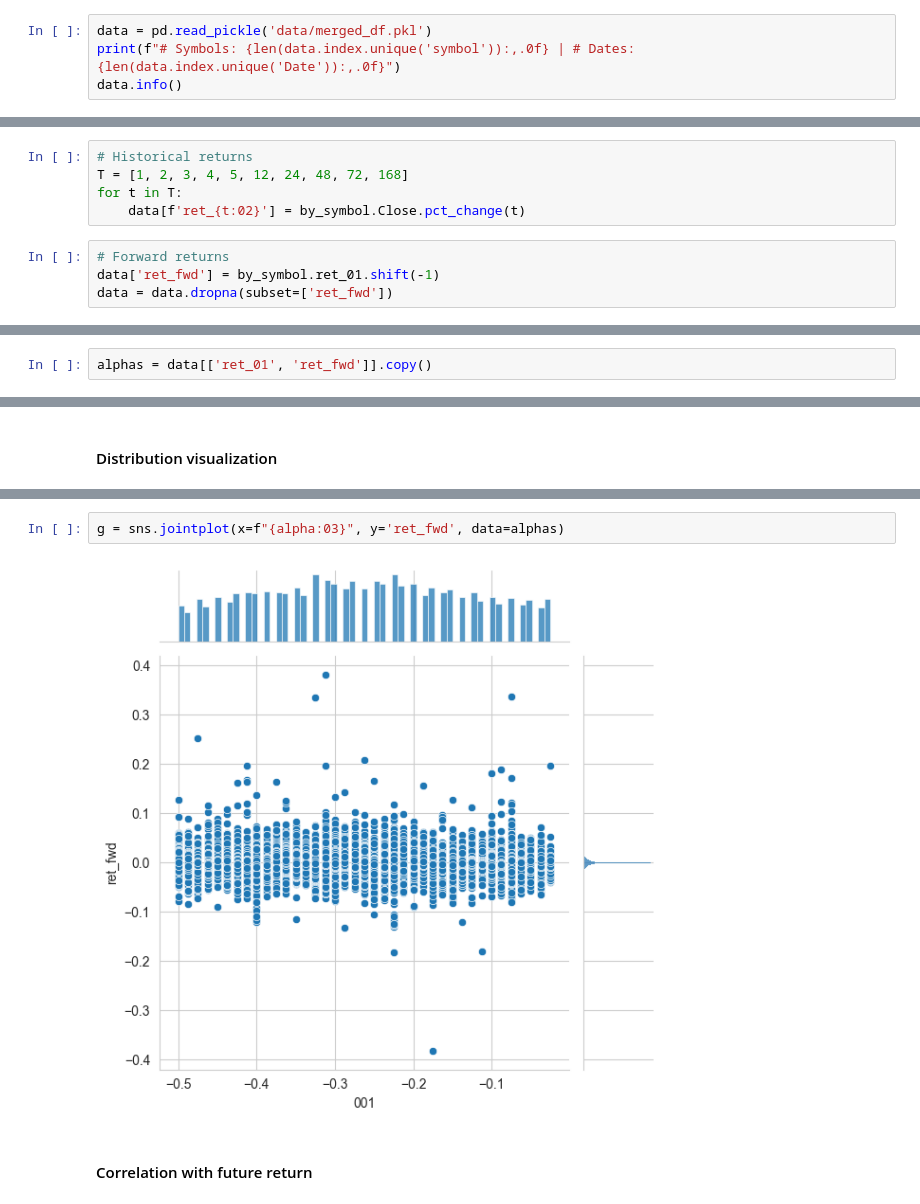
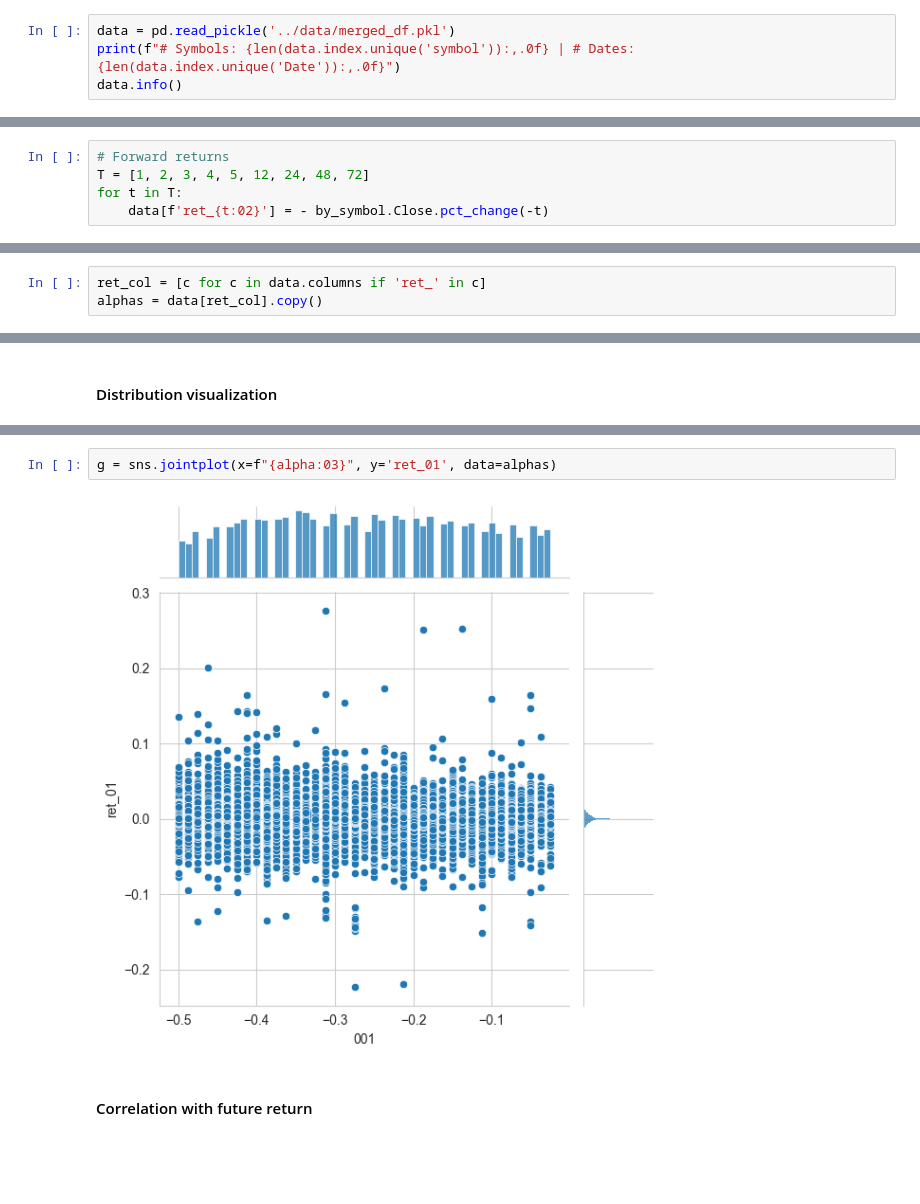
Before and after one commit to 0xDylanETH/MM-Analyze, a Jupyter notebook: notebooks/alpha001.ipynb, the cells around one changed output, grey strips where cells are left out. Cells and saved outputs as stored; diff of their text form; blank space fills up the shorter version.

Commit message:
added corr to more future returns

```diff
--- a/notebooks/alpha001.ipynb
+++ b/notebooks/alpha001.ipynb
@@ -17,7 +17,7 @@ pd.options.display.float_format = '{:,.2f}'.format
 # %% [markdown]
 ### Import & Process data
 # %%
-data = pd.read_pickle('data/merged_df.pkl')
+data = pd.read_pickle('../data/merged_df.pkl')
 print(f"# Symbols: {len(data.index.unique('symbol')):,.0f} | # Dates: {len(data.index.unique('Date')):,.0f}")
 data.info()
 # %% [output]
@@ -71,14 +71,10 @@ memory usage: 10.8+ MB
 # %%
 by_symbol = data.groupby(level='symbol')
 # %%
-# Historical returns
-T = [1, 2, 3, 4, 5, 12, 24, 48, 72, 168]
+# Forward returns
+T = [1, 2, 3, 4, 5, 12, 24, 48, 72]
 for t in T:
-    data[f'ret_{t:02}'] = by_symbol.Close.pct_change(t)
+    data[f'ret_{t:02}'] = - by_symbol.Close.pct_change(-t)
-# %%
-# Forward returns
-data['ret_fwd'] = by_symbol.ret_01.shift(-1)
-data = data.dropna(subset=['ret_fwd'])
 # %%
 data.info()
 # %% [output]
@@ -134,5 +130,6 @@ def alpha001(c, r):
     return ( rank(ts_argmax(power(c, 2), 12)).mul(-.5) # modified period parameters for hourly data
             .stack().swaplevel() )
 # %%
-alphas = data[['ret_01', 'ret_fwd']].copy()
+ret_col = [c for c in data.columns if 'ret_' in c]
+alphas = data[ret_col].copy()
 # %%
@@ -166,7 +170,7 @@ sns.histplot(alphas[f"{alpha:03}"])
 # %%
-g = sns.jointplot(x=f"{alpha:03}", y='ret_fwd', data=alphas)
+g = sns.jointplot(x=f"{alpha:03}", y='ret_01', data=alphas)
 # %% [output]
-[figure, old version]
+[figure, new version]
 # %% [markdown]
 #### Correlation with future return
 # %%
```
Also changed, not shown: parts of 20 cells of this notebook.
